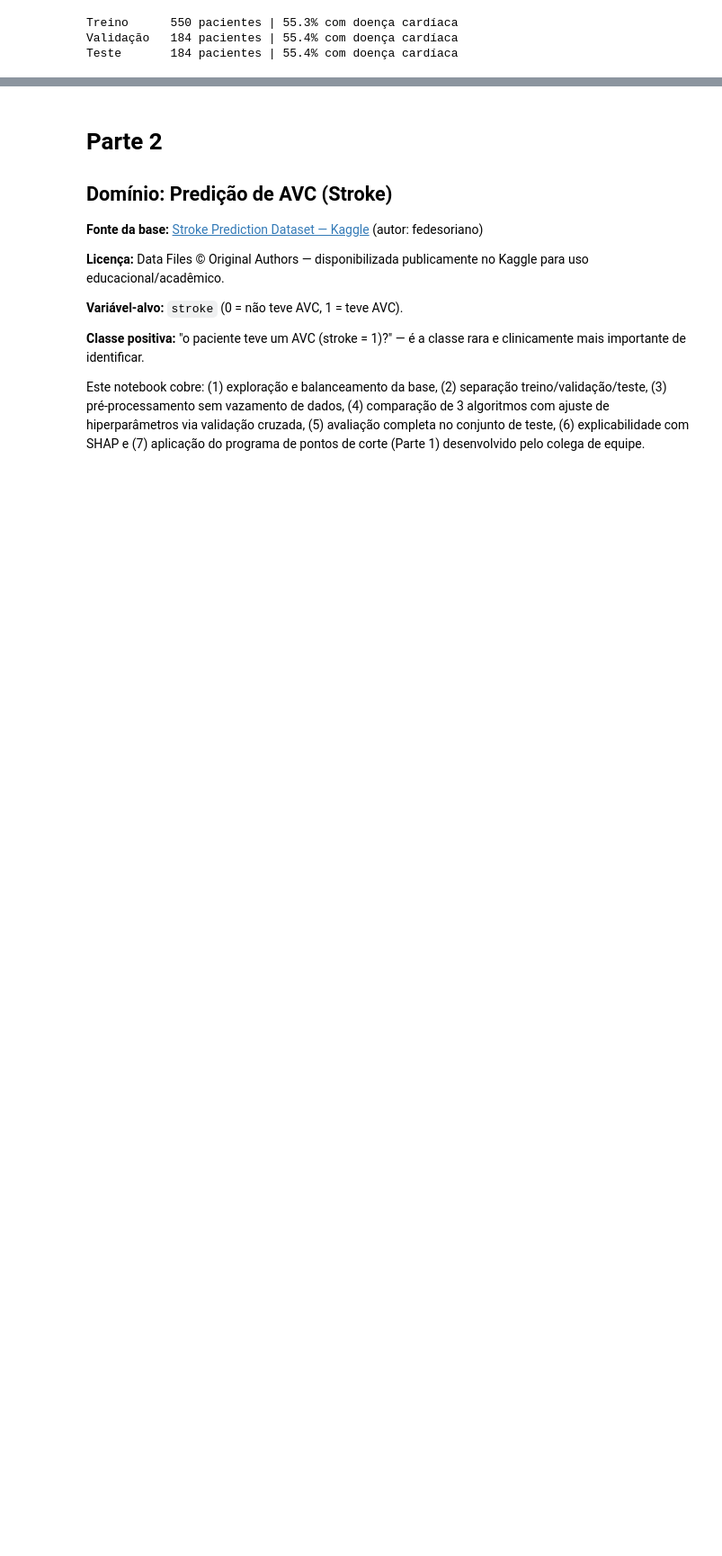
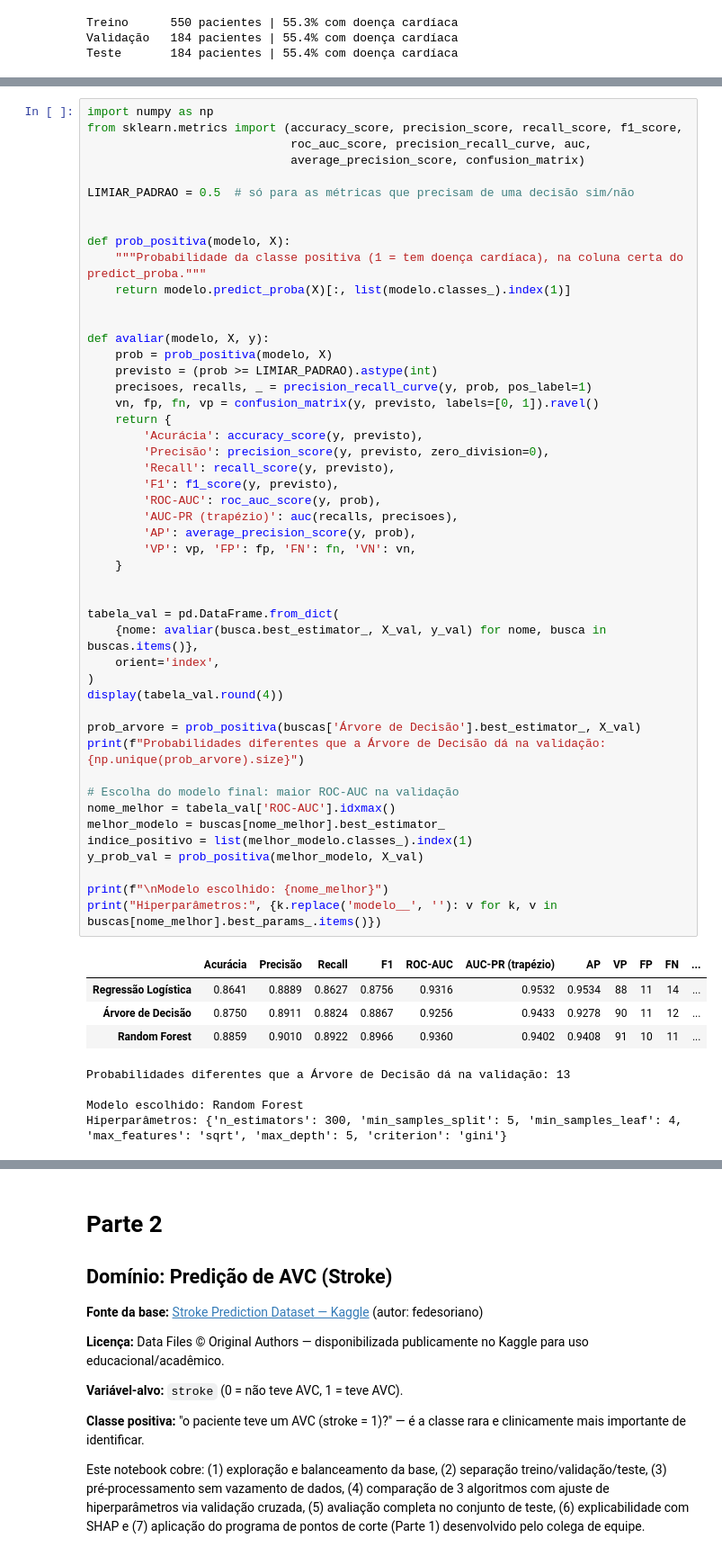
Before and after one commit to arthurrsn/analise-probabilidade-classificacao-binaria, a Jupyter notebook: histograma-classificacao-binaria.ipynb, the cells around one changed output, grey strips where cells are left out. Shown at 90% size. Cells and saved outputs as stored; diff of their text form; blank space fills up the shorter version.

```diff
--- a/histograma-classificacao-binaria.ipynb
+++ b/histograma-classificacao-binaria.ipynb
@@ -868,0 +590,57 @@ estaria aprendendo um artefato da coleta, não um sinal médico.
+# %%
+import numpy as np
+from sklearn.metrics import (accuracy_score, precision_score, recall_score, f1_score,
+                             roc_auc_score, precision_recall_curve, auc,
+                             average_precision_score, confusion_matrix)
+
+LIMIAR_PADRAO = 0.5  # só para as métricas que precisam de uma decisão sim/não
+
+
+def prob_positiva(modelo, X):
+    """Probabilidade da classe positiva (1 = tem doença cardíaca), na coluna certa do predict_proba."""
+    return modelo.predict_proba(X)[:, list(modelo.classes_).index(1)]
+
+
+def avaliar(modelo, X, y):
+    prob = prob_positiva(modelo, X)
+    previsto = (prob >= LIMIAR_PADRAO).astype(int)
+    precisoes, recalls, _ = precision_recall_curve(y, prob, pos_label=1)
+    vn, fp, fn, vp = confusion_matrix(y, previsto, labels=[0, 1]).ravel()
+    return {
+        'Acurácia': accuracy_score(y, previsto),
+        'Precisão': precision_score(y, previsto, zero_division=0),
+        'Recall': recall_score(y, previsto),
+        'F1': f1_score(y, previsto),
+        'ROC-AUC': roc_auc_score(y, prob),
+        'AUC-PR (trapézio)': auc(recalls, precisoes),
+        'AP': average_precision_score(y, prob),
+        'VP': vp, 'FP': fp, 'FN': fn, 'VN': vn,
+    }
+
+
+tabela_val = pd.DataFrame.from_dict(
+    {nome: avaliar(busca.best_estimator_, X_val, y_val) for nome, busca in buscas.items()},
+    orient='index',
+)
+display(tabela_val.round(4))
+
+prob_arvore = prob_positiva(buscas['Árvore de Decisão'].best_estimator_, X_val)
+print(f"Probabilidades diferentes que a Árvore de Decisão dá na validação: {np.unique(prob_arvore).size}")
+
+# Escolha do modelo final: maior ROC-AUC na validação
+nome_melhor = tabela_val['ROC-AUC'].idxmax()
+melhor_modelo = buscas[nome_melhor].best_estimator_
+indice_positivo = list(melhor_modelo.classes_).index(1)
+y_prob_val = prob_positiva(melhor_modelo, X_val)
+
+print(f"\nModelo escolhido: {nome_melhor}")
+print("Hiperparâmetros:", {k.replace('modelo__', ''): v for k, v in buscas[nome_melhor].best_params_.items()})
+# %% [output]
+|  | Acurácia | Precisão | Recall | F1 | ROC-AUC | AUC-PR (trapézio) | AP | VP | FP | FN | ... |
+| Regressão Logística | 0.8641 | 0.8889 | 0.8627 | 0.8756 | 0.9316 | 0.9532 | 0.9534 | 88 | 11 | 14 | ... |
+| Árvore de Decisão | 0.8750 | 0.8911 | 0.8824 | 0.8867 | 0.9256 | 0.9433 | 0.9278 | 90 | 11 | 12 | ... |
+| Random Forest | 0.8859 | 0.9010 | 0.8922 | 0.8966 | 0.9360 | 0.9402 | 0.9408 | 91 | 10 | 11 | ... |
+Probabilidades diferentes que a Árvore de Decisão dá na validação: 13
+
+Modelo escolhido: Random Forest
+Hiperparâmetros: {'n_estimators': 300, 'min_samples_split': 5, 'min_samples_leaf': 4, 'max_features': 'sqrt', 'max_depth': 5, 'criterion': 'gini'}
```
Also changed, not shown: parts of 53 cells of this notebook, 1 other file.
